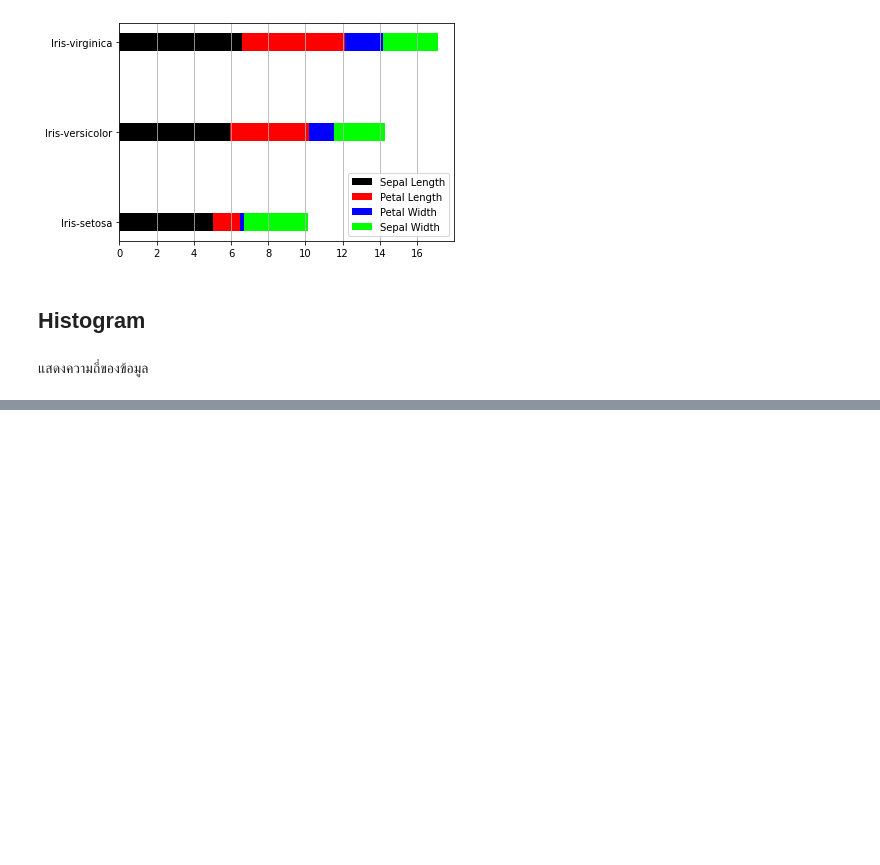
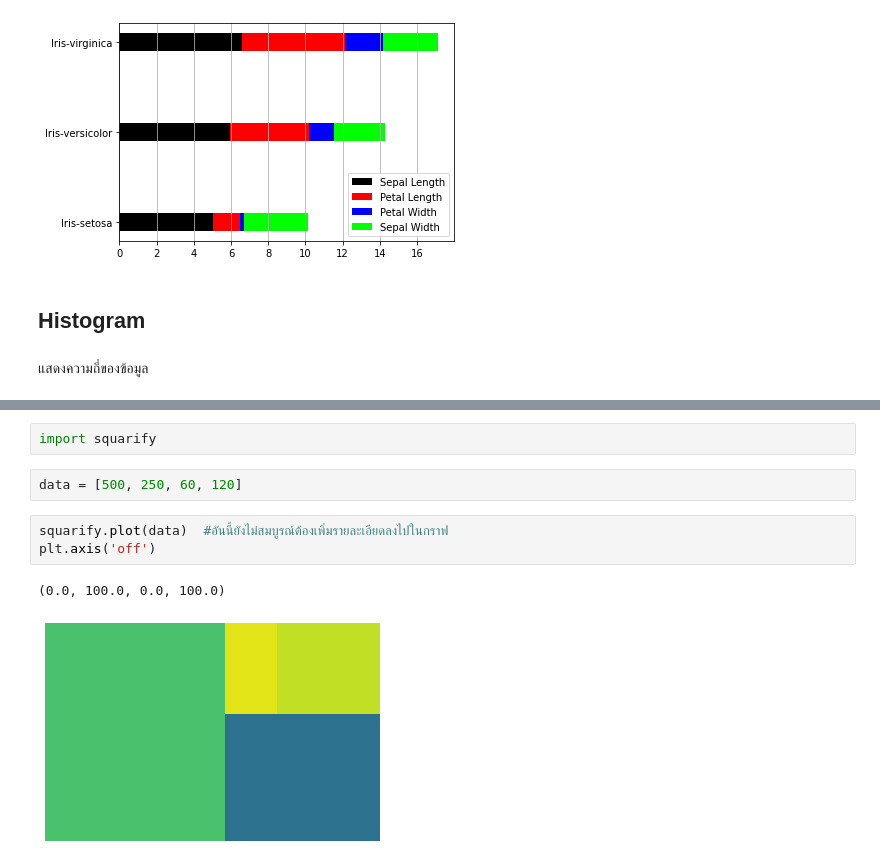
Before and after one commit to chayakonchanlun/data_viz_2022, a Jupyter notebook: DataViz04_Data_Comparison_ipynb.ipynb, the cells around one changed output, grey strips where cells are left out. Drawn from its saved outputs; the diff is of its cells as text; blank space fills up the shorter version.

```diff
--- a/DataViz04_Data_Comparison_ipynb.ipynb
+++ b/DataViz04_Data_Comparison_ipynb.ipynb
@@ -301,0 +345,10 @@ plt.legend();
+# %%
+import squarify
+# %%
+data = [500, 250, 60, 120]
+# %%
+squarify.plot(data)  #อันนี้ยังไม่สมบูรณ์ต้องเพิ่มรายละเอียดลงไปในกราฟ
+plt.axis('off')
+# %% [output]
+(0.0, 100.0, 0.0, 100.0)
+[figure, added]
```
Also changed, not shown: parts of 46 cells of this notebook.
